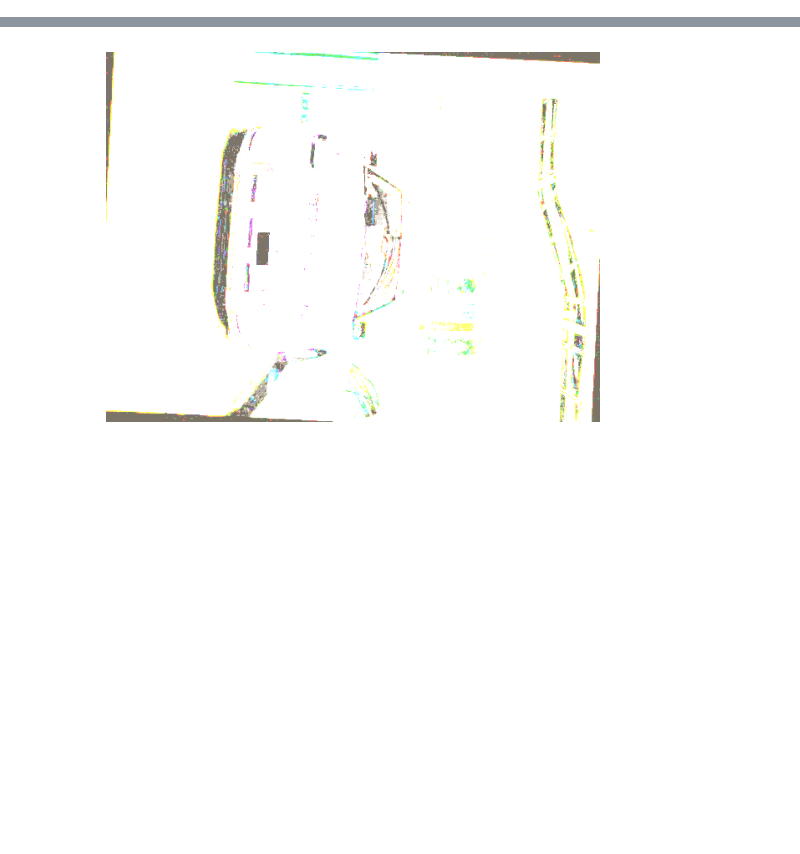
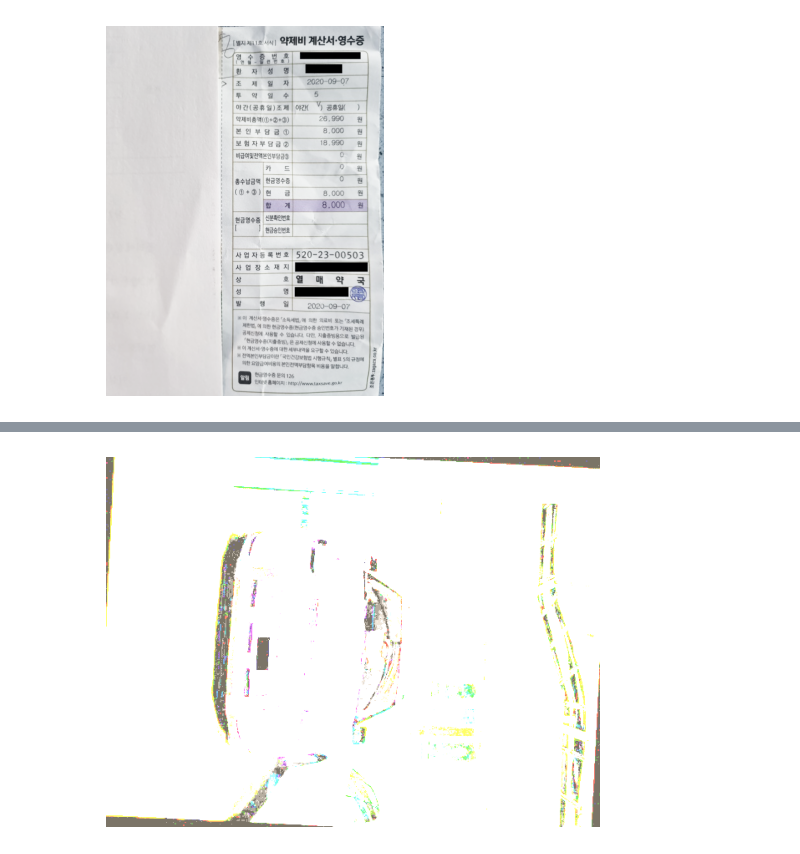
Before and after one commit to kdlee02/upstageailab-cv-classification-cv_2, a Jupyter notebook: LSM/test.ipynb, the cells around one changed output, grey strips where cells are left out. Cells and saved outputs as stored; diff of their text form; code cells hidden in the pictures; blank space fills up the shorter version.

```diff
--- a/LSM/test.ipynb
+++ b/LSM/test.ipynb
@@ -41,3 +92,10 @@ transform = A.Compose([
+# %%
+augmented_image = pipeline.augment(np.array(image))['output']
+plt.imshow(augmented_image)
+plt.axis("off")
+plt.show()
+# %% [output]
+[figure, added]
 # %%
 plt.imshow(np.array(transform(image=np.array(image))['image']))
 plt.axis("off")
```
Also changed, not shown: parts of 6 cells of this notebook, 7 other files.
